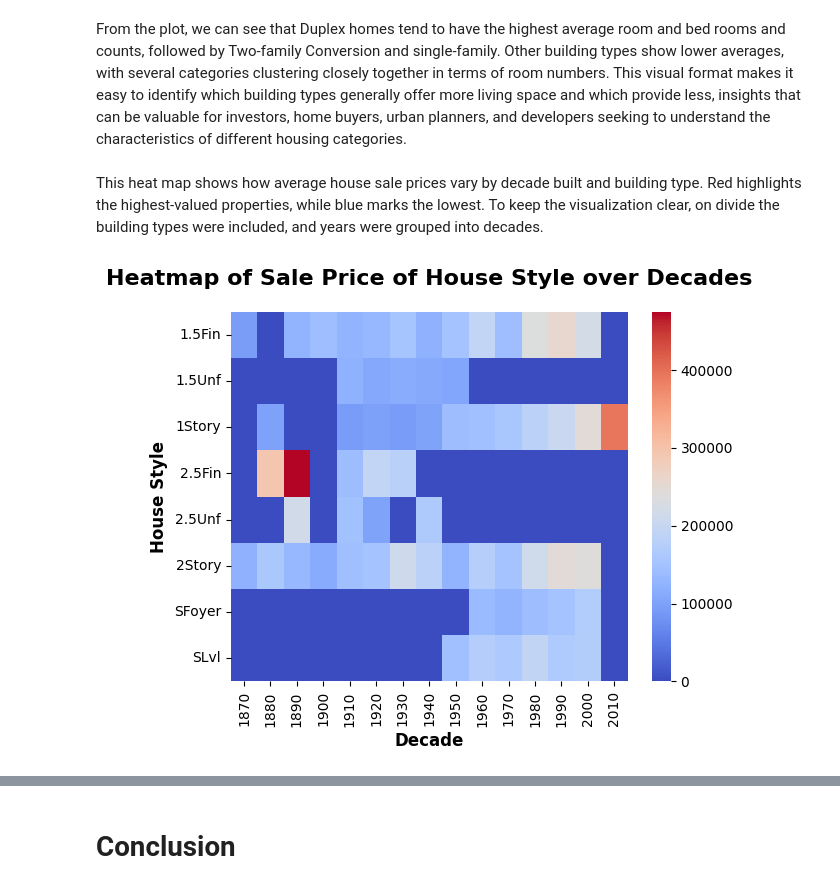
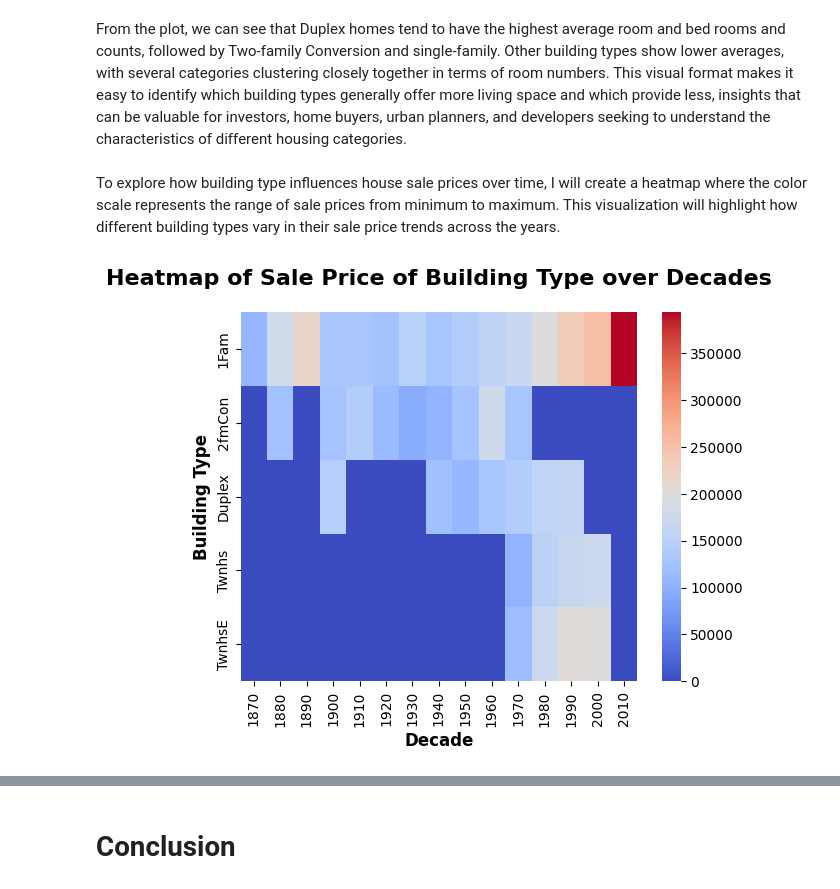
Before and after one commit to annugit1655/Real-Estate-Price-Prediction, a Jupyter notebook: Real-Estate-Price-Prediction/notebooks/EDA-house-part-2.ipynb, the cells around one changed output, grey strips where cells are left out. Cells and saved outputs as stored; diff of their text form; code cells hidden in the pictures.

```diff
--- a/Real-Estate-Price-Prediction/notebooks/EDA-house-part-2.ipynb
+++ b/Real-Estate-Price-Prediction/notebooks/EDA-house-part-2.ipynb
@@ -418,13 +356,13 @@ sns.barplot(data=df_bldg.sort_values(by='avg_bed_rooms', ascending=True), x='Bld
 # %% [markdown]
 From the plot, we can see that Duplex homes tend to have the highest average room and bed rooms and  counts, followed by Two-family Conversion and single-family. Other building types show lower averages, with several categories clustering closely together in terms of room numbers. This visual format makes it easy to identify which building types generally offer more living space and which provide less, insights that can be valuable for investors, home buyers, urban planners, and developers seeking to understand the characteristics of different housing categories.
 # %% [markdown]
-This heat map shows how average house sale prices vary by decade built and building type. Red highlights the highest‑valued properties, while blue marks the lowest. To keep the visualization clear, on divide the building types were included, and years were grouped into decades.
+To explore how building type influences house sale prices over time, I will create a heatmap where the color scale represents the range of sale prices from minimum to maximum. This visualization will highlight how different building types vary in their sale price trends across the years.
 # %%
-house_df= df_train.pivot_table(index='HouseStyle', columns='DecadeBuilt', values='SalePrice', aggfunc='mean').fillna(0)
+house_df= df_train.pivot_table(index='BldgType', columns='DecadeBuilt', values='SalePrice', aggfunc='mean').fillna(0)
 sns.heatmap(house_df, cmap='coolwarm')
-plt.title("Heatmap of Sale Price of House Style over Decades", fontsize=16, fontweight='bold', y=1.05)
+plt.title("Heatmap of Sale Price of Building Type over Decades", fontsize=16, fontweight='bold', y=1.05)
 plt.xlabel("Decade", fontsize=12, fontweight='bold')
-plt.ylabel("House Style", fontsize=12, fontweight='bold')
+plt.ylabel("Building Type", fontsize=12, fontweight='bold')
 plt.show()
 # %% [output]
-[figure, old version]
+[figure, new version]
```
Also changed, not shown: parts of 24 cells of this notebook.
